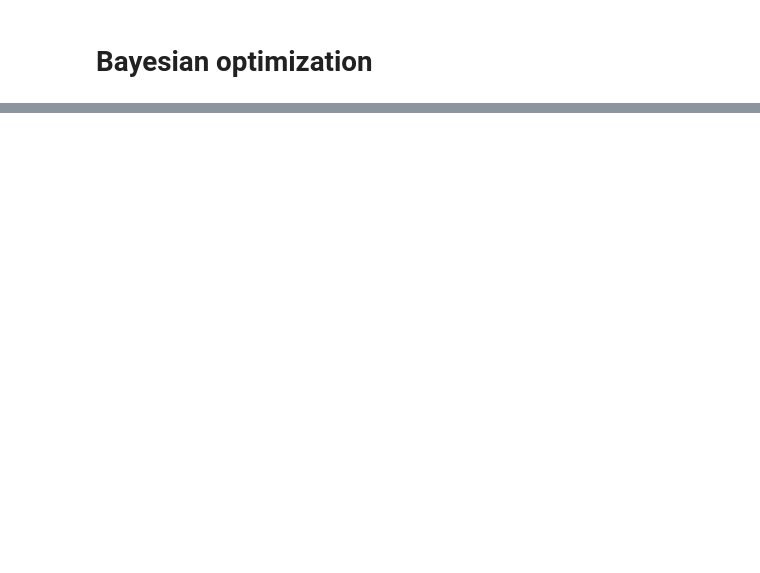
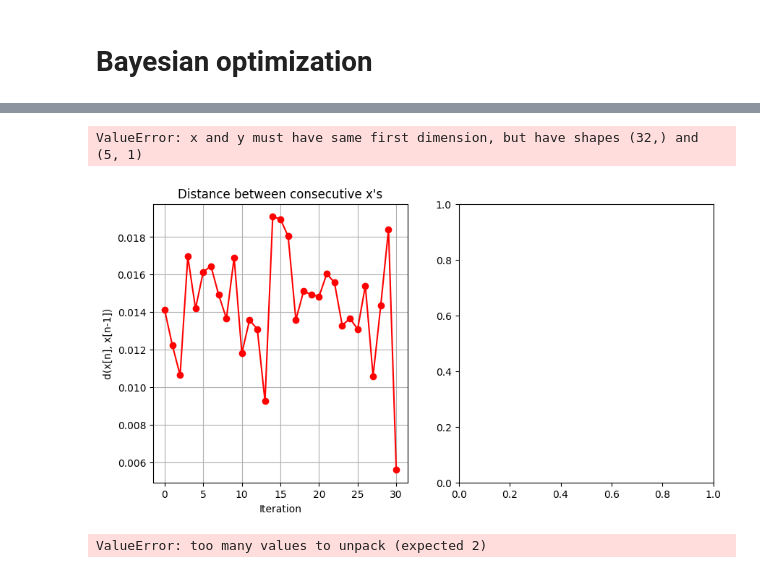
Before and after one commit to jozgu/02463_miniproject01_CIFAR10, a Jupyter notebook: CNN.ipynb, the cells around one changed output, grey strips where cells are left out. Drawn from its saved outputs; the diff is of its cells as text; code cells hidden in the pictures; blank space fills up the shorter version.

```diff
--- a/CNN.ipynb
+++ b/CNN.ipynb
@@ -345,0 +341,9 @@ Text(0.5, 1.0, 'Acquisition function')
+# %%
+GPyOpt.plotting.plots_bo.plot_convergence(torch.detach(out).numpy(), Y, filename=None)
+# %% [output]
+ValueError: x and y must have same first dimension, but have shapes (32,) and (5, 1)
+[figure, added]
+# %%
+opt.plot_acquisition()
+# %% [output]
+ValueError: too many values to unpack (expected 2)
```
Also changed, not shown: parts of 11 cells of this notebook, 6 other files.
